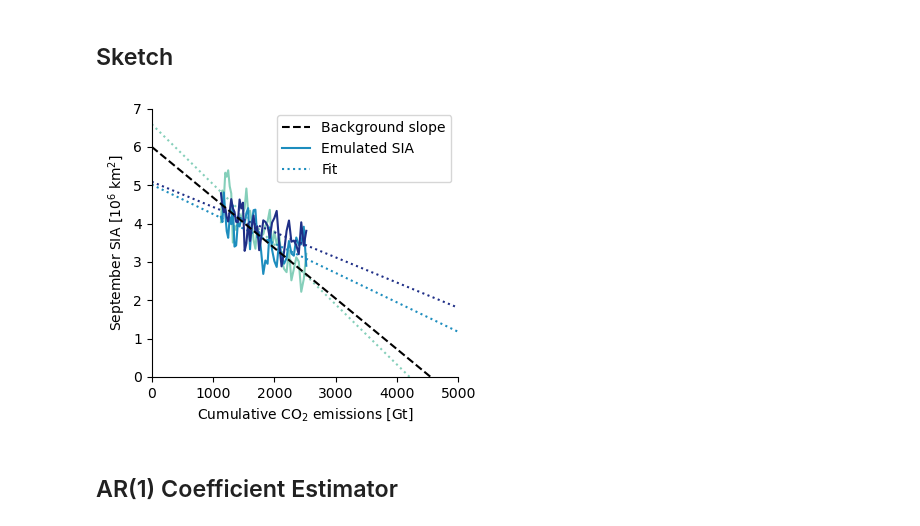
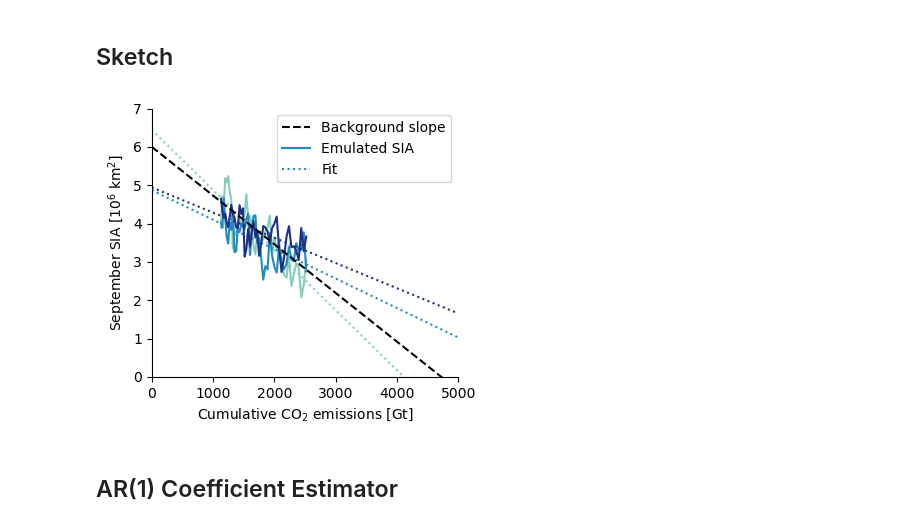
Before and after one commit to QuentinRauschenbach/SIA-Sensitivity-Uncertainty, a Jupyter notebook: code/Emulator-testing.ipynb, the cells around one changed output. Drawn from its saved outputs; the diff is of its cells as text; code cells hidden in the pictures.

Commit message:
Remove forced observed member

```diff
--- a/code/Emulator-testing.ipynb
+++ b/code/Emulator-testing.ipynb
@@ -48,43 +48,41 @@ df_co2.index = df_co2.index.astype(int)
 # %%
 np.random.seed(295)
 
-observed_member = "r1i1p1f1"
 num_members     = 3
 noise           = "ar1"
-true_slope      = -1.27
 
 fig, ax = plt.subplots(1,tight_layout = True, figsize=(4,3.5))
 
 colors = hlp.get_colors_from_colormap("YlGnBu", 4, stop=0.9, start=0.1)#YlGnBu copper
 
-Sensitivities, background_dummy_sens, emulator_sia = em.experiment(observed_member, df_co2, df, num_members, noise, 1979, 2022, true_slope=true_slope, amplitude=0.42, ar1_corrcoef=0.4, co2_name="ssp245")
+Sensitivities, background_dummy_sens, emulator_sia = em.experiment(df_co2, df, num_members, noise, 1979, 2022, true_slope=-1.27, intercept=6, amplitude=0.42, ar1_corrcoef=0.4, co2_name="ssp245")
 
 co2 = df_co2.loc[1979:2022]["ssp245"].values
 background = np.arange(0,5000,10) * background_dummy_sens*1e-3 + 6
 
 for i in range(num_members):
     sens, y_pred, lin_timing, intercept = meta.get_meta_data(emulator_sia[i,:], co2)
     y_pred = np.arange(0,5000,10) * sens*1e-3 + intercept
     ax.plot(co2, emulator_sia[i,:], color=colors[1+i])
     ax.plot(np.arange(0,5000,10), y_pred, linestyle=":", color=colors[1+i])
 ax.plot(np.arange(0,5000,10), background, color="black", label="Background slope", linestyle="--")
 
 ax.set_ylim(0,7)
 ax.set_xlim(0,5000)
 ax.set_xlabel("Cumulative CO$_2$ emissions [Gt]")
 ax.set_ylabel("September SIA [$10^6$ km$^2$]")
 
 ax.spines['top'].set_visible(False)
 ax.spines['right'].set_visible(False)
 
 ax.plot(np.nan, np.nan, color=colors[-2], label="Emulated SIA")
 ax.plot(np.nan, np.nan, linestyle=":", color=colors[-2], label="Fit")
 
 ax.legend()
 
 hlp.save_plot(plotpath + "Emulator-sketch", save_plots=save_plots, file_types=["png", "pdf"])
 # %% [output]
-[figure, old version]
+[figure, new version]
 # %% [markdown]
 ## AR(1) Coefficient Estimator
 # %%
```
Also changed, not shown: parts of 4 cells of this notebook, 1 other file.
